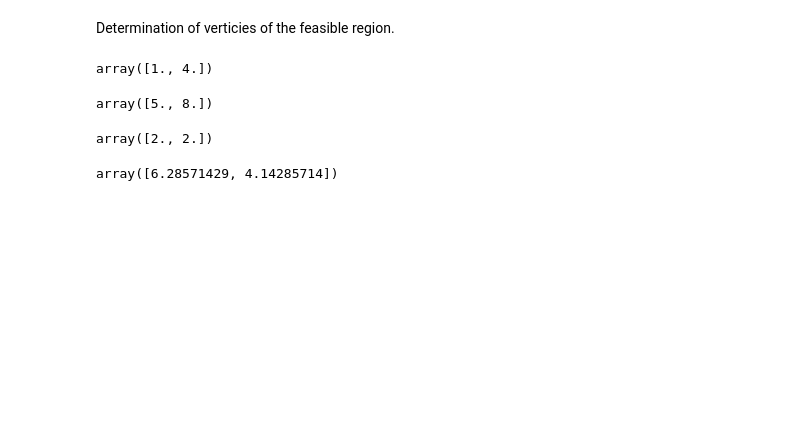
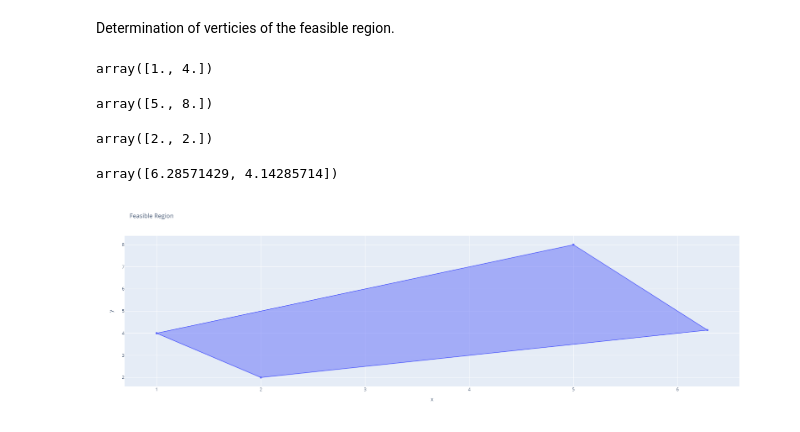
Before and after one commit to BrockSkaggs/GrokWithBrock, a Jupyter notebook: Linear Programming/Primal Simplex Method - Artificial Start/primal_simplex_method_art_start.ipynb, the cells around one changed output. Cells and saved outputs as stored; diff of their text form; code cells hidden in the pictures; blank space fills up the shorter version.

```diff
--- a/Linear Programming/Primal Simplex Method - Artificial Start/primal_simplex_method_art_start.ipynb
+++ b/Linear Programming/Primal Simplex Method - Artificial Start/primal_simplex_method_art_start.ipynb
@@ -102,3 +106,15 @@ vertices_3_4 = np.linalg.solve(A,b)
 vertices_3_4
 # %% [output]
 array([6.28571429, 4.14285714])
+# %%
+feasible_region = go.Scatter(
+    x=[vertices_1_2[0], vertices_1_3[0], vertices_3_4[0], vertices_2_4[0], vertices_1_2[0]],
+    y=[vertices_1_2[1], vertices_1_3[1], vertices_3_4[1], vertices_2_4[1], vertices_1_2[1]],
+    fill='toself'
+)
+
+layout['title']['text'] = 'Feasible Region'
+fig = go.Figure(data=[feasible_region], layout=layout)
+iplot(fig)
+# %% [output]
+[figure, added]
```
Also changed, not shown: parts of 6 cells of this notebook, 6 other files.
